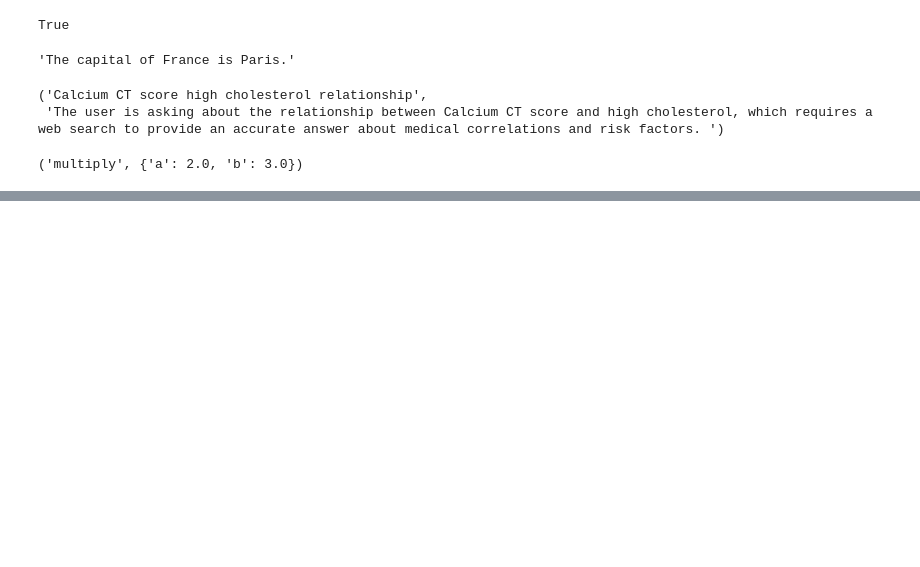
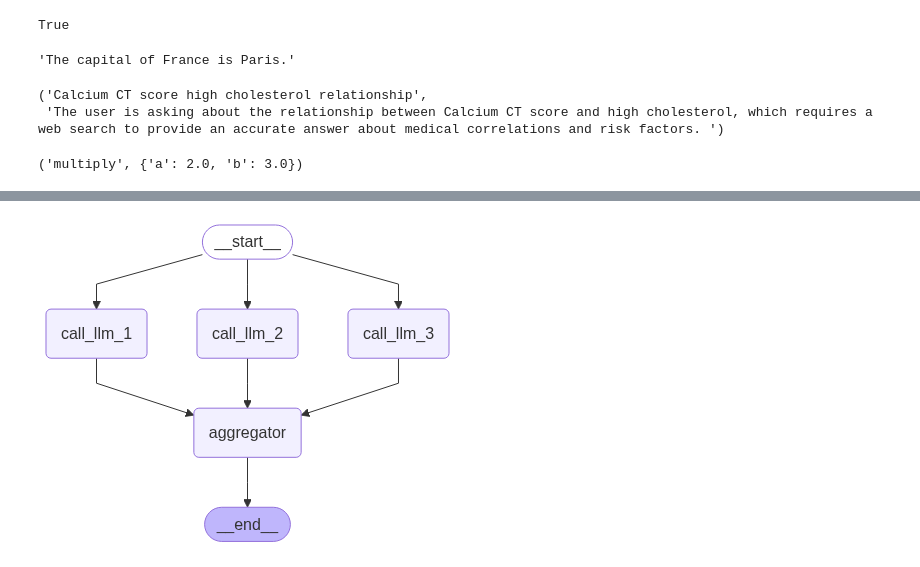
Before and after one commit to martin-fabbri/humanloop-ai, a Jupyter notebook: notebooks/agents-vs-workflows.ipynb, the cells around one changed output, grey strips where cells are left out. Cells and saved outputs as stored; diff of their text form; code cells hidden in the pictures; blank space fills up the shorter version.

```diff
--- a/notebooks/agents-vs-workflows.ipynb
+++ b/notebooks/agents-vs-workflows.ipynb
@@ -84,0 +137,41 @@ workflow.add_node("polish_joke", polish_joke)
+# %%
+def call_llm_2(state: State):
+    """Second LLM call to generate a short story"""
+    msg = llm.invoke(f"Write a short story about {state['topic']}")
+    return {"story": msg.content}
+# %%
+def call_llm_3(state: State):
+    """Third LLM call to generate a short poem"""
+    msg = llm.invoke(f"Write a short poem about {state['topic']}")
+    return {"poem": msg.content}
+# %%
+def aggregator(state: State):
+    """Combine the joke and story into a single output"""
+    combined_output = (
+        f"Here's a story, joke and poem about {state['topic']}:\n"
+        f"Joke: {state['joke']}\n"
+        f"Story: {state['story']}\n"
+        f"Poem: {state['poem']}"
+    )
+    return {"combined_output": combined_output}
+# %%
+parallel_builder = StateGraph(State)
+
+parallel_builder.add_node("call_llm_1", call_llm_1)
+parallel_builder.add_node("call_llm_2", call_llm_2)
+parallel_builder.add_node("call_llm_3", call_llm_3)
+parallel_builder.add_node("aggregator", aggregator)
+
+parallel_builder.add_edge(START, "call_llm_1")
+parallel_builder.add_edge(START, "call_llm_2")
+parallel_builder.add_edge(START, "call_llm_3")
+parallel_builder.add_edge("call_llm_1", "aggregator")
+parallel_builder.add_edge("call_llm_2", "aggregator")
+parallel_builder.add_edge("call_llm_3", "aggregator")
+parallel_builder.add_edge("aggregator", END)
+
+parallel_workflow = parallel_builder.compile()
+# %%
+display(Image(parallel_workflow.get_graph().draw_mermaid_png()))
+# %% [output]
+[figure, added]
```
Also changed, not shown: parts of 13 cells of this notebook.
